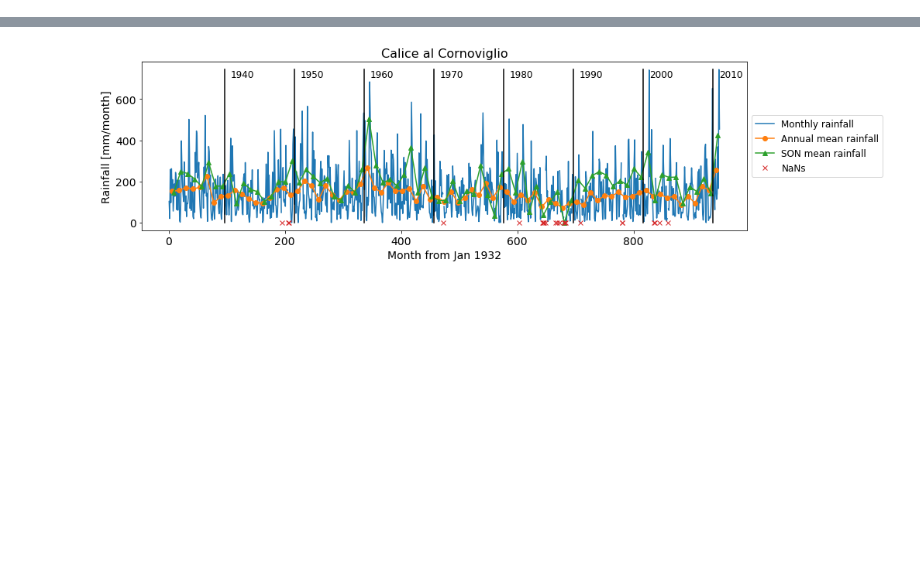
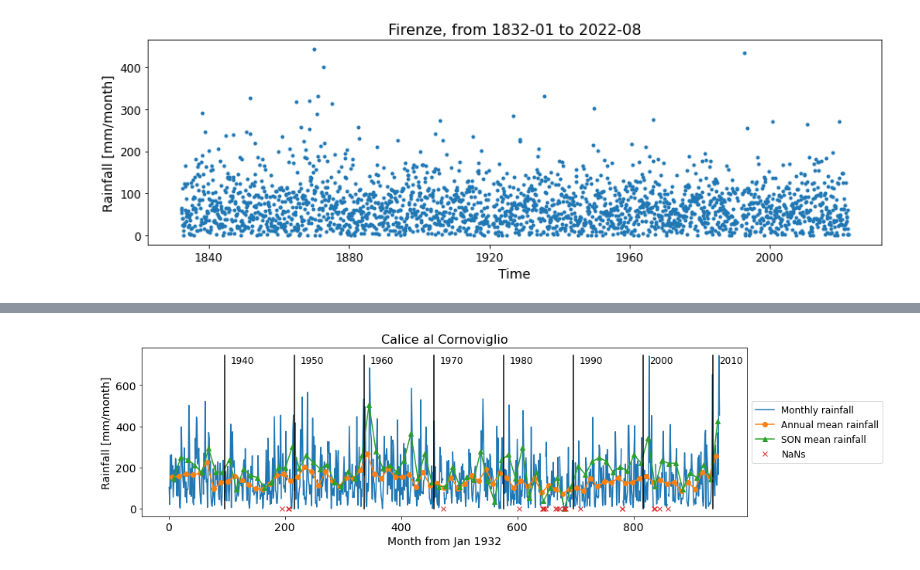
Before and after one commit to agonmer/magra_rainfall, a Jupyter notebook: rainfall_series.ipynb, the cells around one changed output, grey strips where cells are left out. Cells and saved outputs as stored; diff of their text form; code cells hidden in the pictures; blank space fills up the shorter version.

```diff
--- a/rainfall_series.ipynb
+++ b/rainfall_series.ipynb
@@ -29,0 +49,13 @@ df
+# %%
+# Plot a figure to show the data for a given station.
+plt.figure(figsize=(14,4))
+plt.plot(time, df.rainfall,'.')
+plt.ylabel('Rainfall [mm/month]',fontsize=14)
+plt.xlabel('Time',fontsize=14)
+plt.title(title_str+', from '+ np.datetime_as_string(time[0],unit='M')+
+          ' to '+np.datetime_as_string(time[-1], unit='M'),fontsize=16)
+plt.tick_params(axis='both', labelsize=12)
+
+plt.savefig('./figures/'+case_study + '_monthly_timeseries.png',bbox_inches = 'tight')
+# %% [output]
+[figure, added]
```
Also changed, not shown: parts of 14 cells of this notebook.
